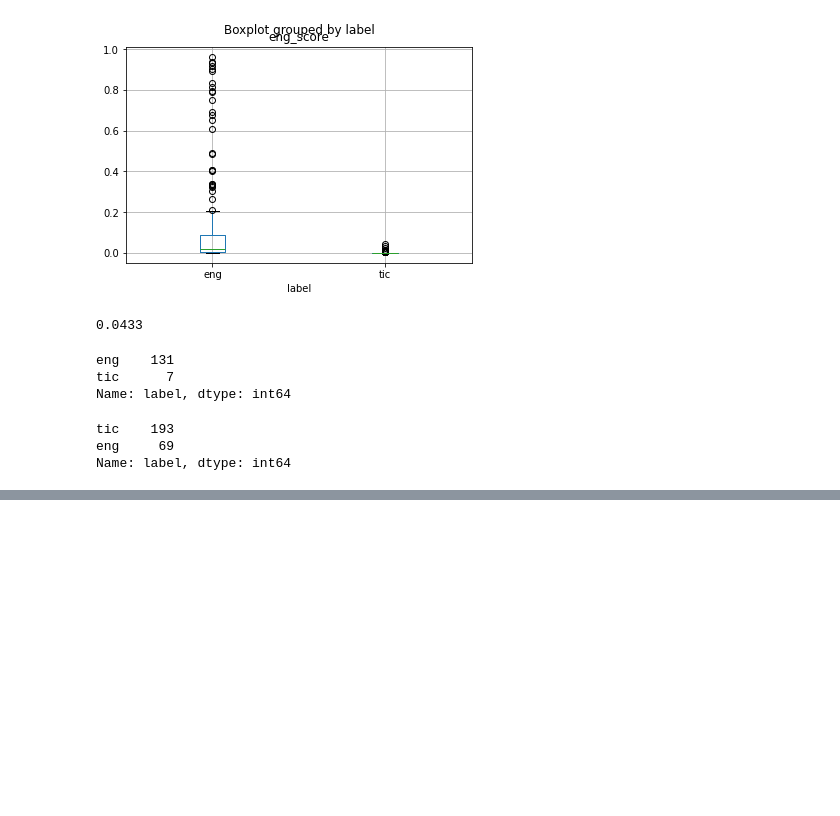
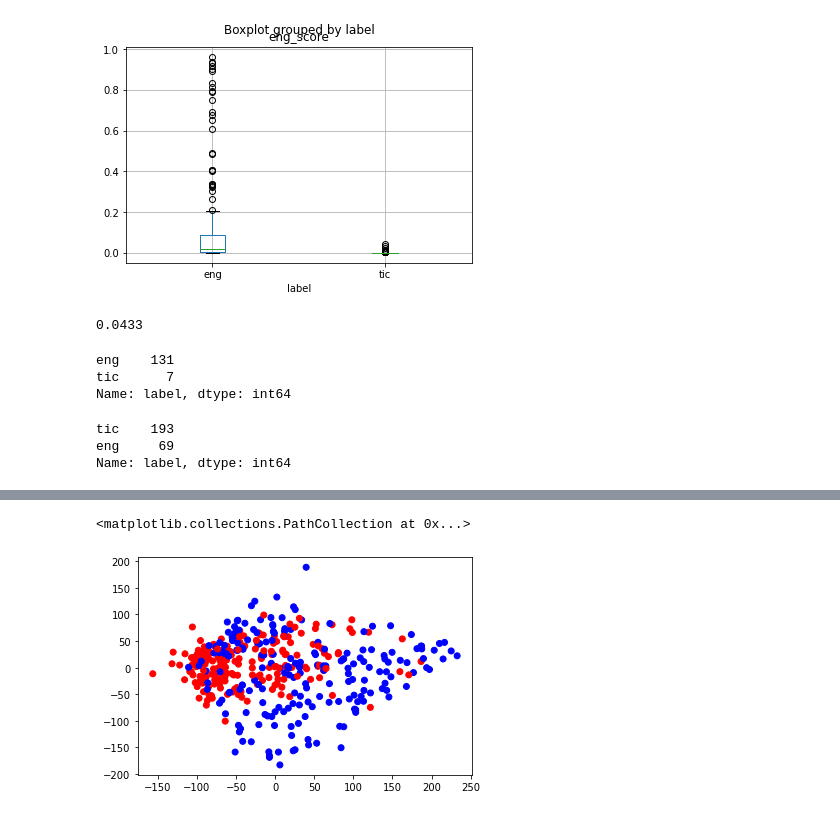
Before and after one commit to markjosims/malachor5, a Jupyter notebook: notebooks/visualize_sli.ipynb, the cells around one changed output, grey strips where cells are left out. Cells and saved outputs as stored; diff of their text form; code cells hidden in the pictures; blank space fills up the shorter version.

Commit message:
visualize PCA embeddings

```diff
--- a/notebooks/visualize_sli.ipynb
+++ b/notebooks/visualize_sli.ipynb
@@ -42,0 +48,3 @@ Name: label, dtype: int64
+# %%
+df = pd.read_csv('../data/lid-vox-lingua107-ecapa-embeds-3cat.csv')
+df.head()
@@ -42,0 +58,4 @@ Name: label, dtype: int64
+# %%
+embeds = torch.load('../data/lid-vox-lingua107-ecapa-embeds.pt', map_location=torch.device('cpu'))
+embeds = embeds.squeeze()
+embeds.shape
@@ -42,0 +64,3 @@ Name: label, dtype: int64
+# %%
+pca = PCA(n_components=2)
+pca
@@ -42,0 +69,3 @@ Name: label, dtype: int64
+# %%
+pca_embeds = pca.fit_transform(embeds)
+pca_embeds
@@ -42,0 +90,12 @@ Name: label, dtype: int64
+# %%
+df['color'] = 'blue'
+df.loc[df['lang']=='TIC','color'] = 'red'
+df.loc[df['lang']=='HIM','color'] = 'red'
+
+x = pca_embeds[:,0]
+y = pca_embeds[:,1]
+c = df['color']
+plt.scatter(x, y, c=c)
+# %% [output]
+<matplotlib.collections.PathCollection at 0x...>
+[figure, added]
```
Also changed, not shown: parts of 5 cells of this notebook.
